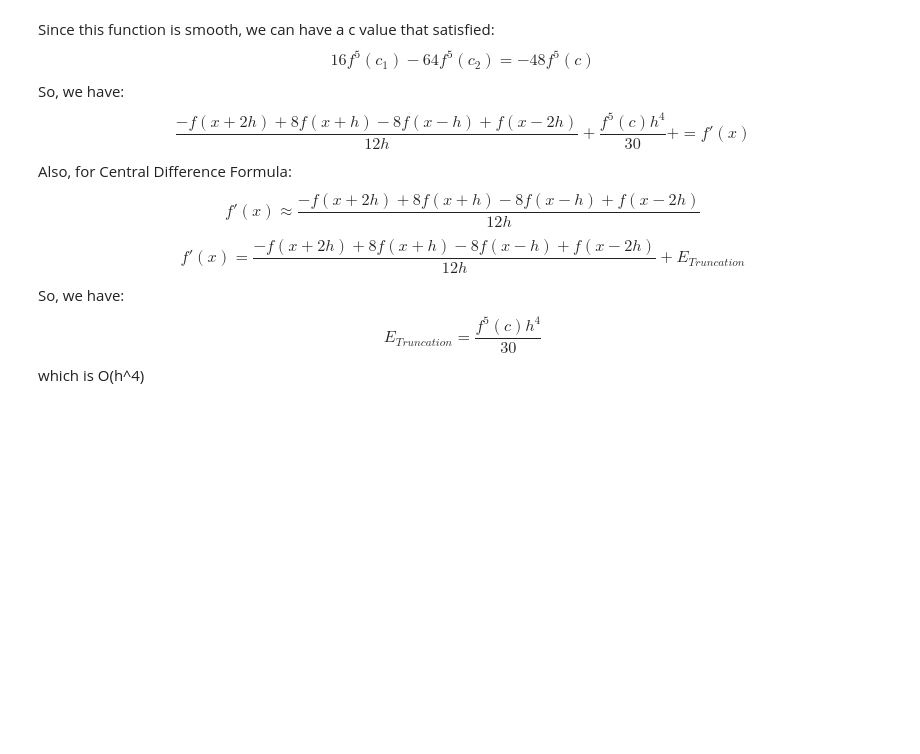
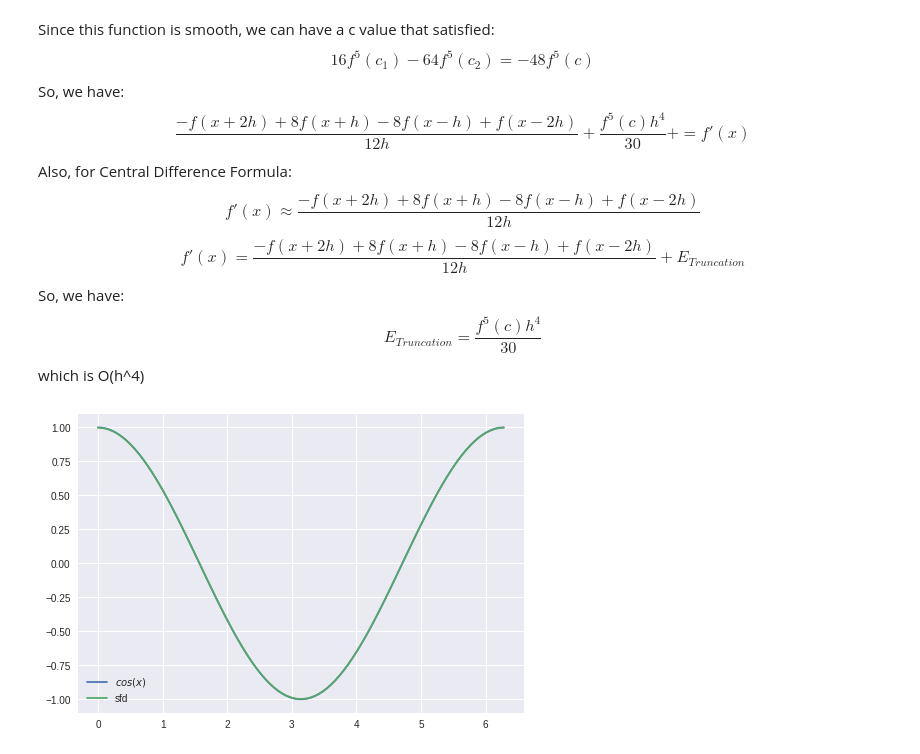
Before and after one commit to wuchenyu38/18ma573chenyuwu, a Jupyter notebook: src/FD_operator_with_higher_order_convergence.ipynb, the cells around one changed output. Saved outputs shown, nothing was run; the diff lists cells and outputs as text; code cells hidden in the pictures; blank space fills up the shorter version.

```diff
--- a/src/FD_operator_with_higher_order_convergence.ipynb
+++ b/src/FD_operator_with_higher_order_convergence.ipynb
@@ -28,0 +33,12 @@ which is O(h^4)
+# %%
+def sfd(f, x, h):
+  return(-f(x+2*h)+8*f(x+h)-8*f(x-h)+f(x-2*h))/(12*h)
+    # your input here;
+# %%
+h = .5
+x_co = np.linspace(0, 2*np.pi, 100)
+plt.plot(x_co, np.cos(x_co), label = '$cos(x)$');
+plt.plot(x_co, sfd(np.sin, x_co, h), label = 'sfd');
+plt.legend();
+# %% [output]
+[figure, added]
```
Also changed, not shown: parts of 3 cells of this notebook.
